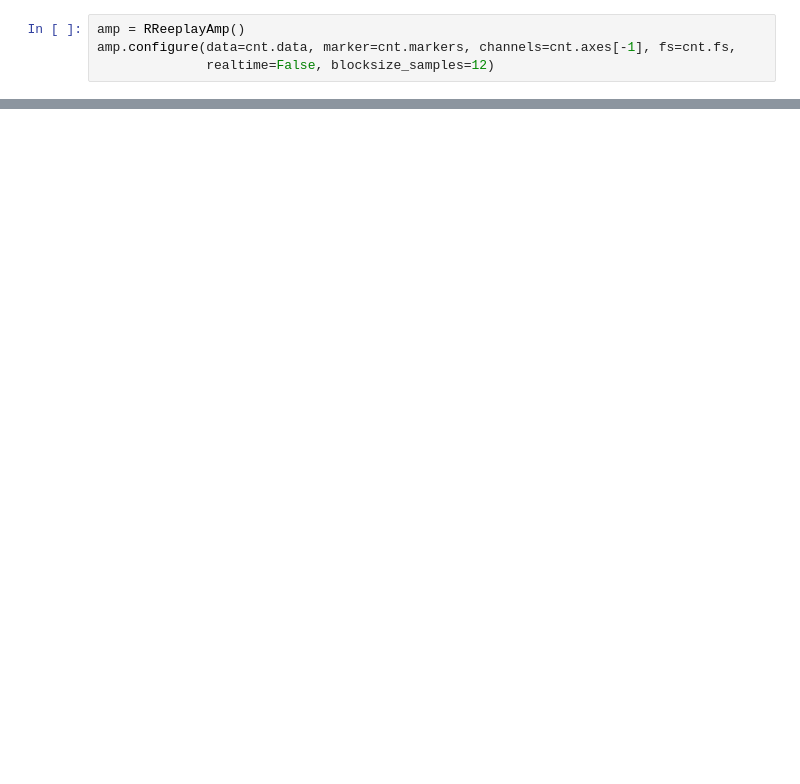
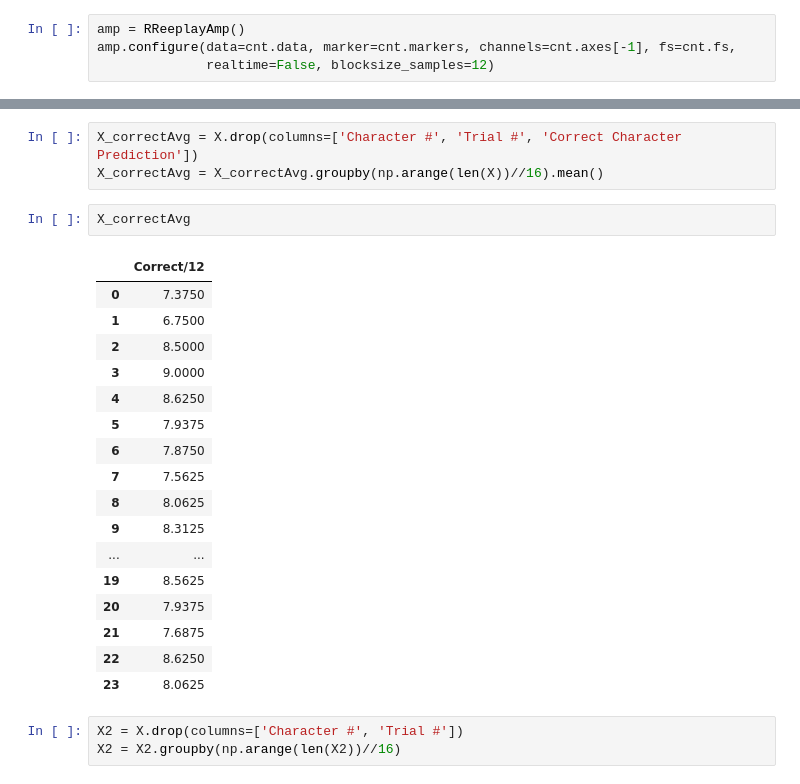
Before and after one commit to sofisappia/Online-simulation, a Jupyter notebook: online-simulation-LDA-P300.ipynb, the cells around one changed output, grey strips where cells are left out. Drawn from its saved outputs; the diff is of its cells as text; blank space fills up the shorter version.

```diff
--- a/online-simulation-LDA-P300.ipynb
+++ b/online-simulation-LDA-P300.ipynb
@@ -880,0 +919,26 @@ np.count_nonzero(a[-12:] == b[-12:])
+# %%
+X_correctAvg = X.drop(columns=['Character #', 'Trial #', 'Correct Character Prediction'])
+X_correctAvg = X_correctAvg.groupby(np.arange(len(X))//16).mean()
+# %%
+X_correctAvg
+# %% [output]
+|  | Correct/12 |
+| 0 | 7.3750 |
+| 1 | 6.7500 |
+| 2 | 8.5000 |
+| 3 | 9.0000 |
+| 4 | 8.6250 |
+| 5 | 7.9375 |
+| 6 | 7.8750 |
+| 7 | 7.5625 |
+| 8 | 8.0625 |
+| 9 | 8.3125 |
+| ... | ... |
+| 19 | 8.5625 |
+| 20 | 7.9375 |
+| 21 | 7.6875 |
+| 22 | 8.6250 |
+| 23 | 8.0625 |
+# %%
+X2 = X.drop(columns=['Character #', 'Trial #'])
+X2 = X2.groupby(np.arange(len(X2))//16)
```
Also changed, not shown: parts of 38 cells of this notebook.
